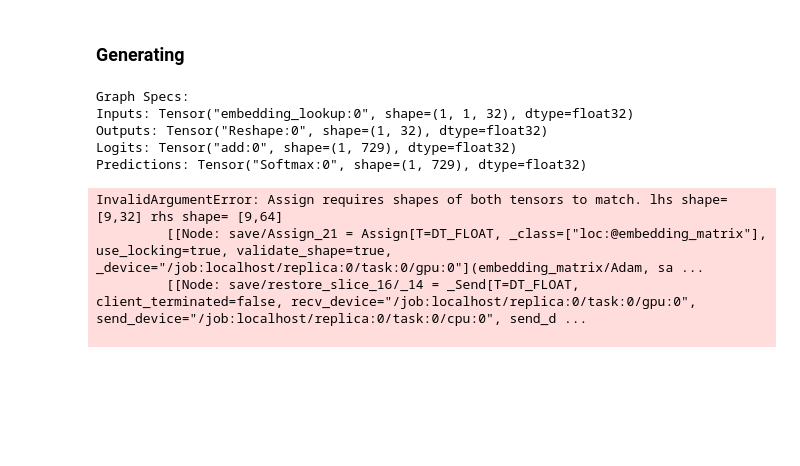
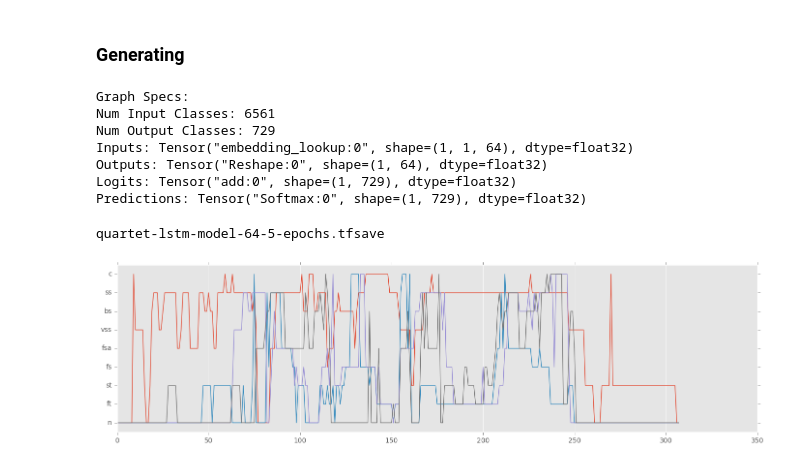
Before and after one commit to cpmpercussion/gesture-rnn, a Jupyter notebook: ensemble-level-LSTM-model.ipynb, the cells around one changed output. Cells and saved outputs as stored; diff of their text form; code cells hidden in the pictures; blank space fills up the shorter version.

Commit message:
working four in three out ensemble model
Former-commit-id: 7c73f41e9ba7454a5d0d322b7d7e0976126e2fc8

```diff
--- a/ensemble-level-LSTM-model.ipynb
+++ b/ensemble-level-LSTM-model.ipynb
@@ -268,7 +283,7 @@ graph = tf.get_default_graph()
 with graph.as_default():
     x = tf.placeholder(tf.int32,[batch_size,num_steps], name='input_placeholder')
     y = tf.placeholder(tf.int32,[batch_size,num_steps], name='labels_placeholder')
-    embeddings = tf.get_variable('embedding_matrix', [num_classes, num_nodes])
+    embeddings = tf.get_variable('embedding_matrix', [num_input_classes, num_nodes])
     out_embedding = tf.get_variable('out_emedding_matrix',[num_output_classes,num_nodes])
     rnn_inputs = tf.nn.embedding_lookup(embeddings,x)
 
@@ -291,6 +306,8 @@ with graph.as_default():
     train_step = tf.train.AdamOptimizer(learning_rate).minimize(total_loss)
     saver = tf.train.Saver()
     print("Graph Specs:")
+    print("Num Input Classes: " + str(num_input_classes))
+    print("Num Output Classes: " + str(num_output_classes))
     print("Inputs: " + str(rnn_inputs))
     print("Outputs: " + str(rnn_outputs))
     print("Logits: " + str(logits))
@@ -313,50 +330,54 @@ def plot_gesture_only_score(plot_title, gestures):
     plt.show()
 # %% [output]
 Graph Specs:
-Inputs: Tensor("embedding_lookup:0", shape=(1, 1, 32), dtype=float32)
-Outputs: Tensor("Reshape:0", shape=(1, 32), dtype=float32)
+Num Input Classes: 6561
+Num Output Classes: 729
+Inputs: Tensor("embedding_lookup:0", shape=(1, 1, 64), dtype=float32)
+Outputs: Tensor("Reshape:0", shape=(1, 64), dtype=float32)
 Logits: Tensor("add:0", shape=(1, 729), dtype=float32)
 Predictions: Tensor("Softmax:0", shape=(1, 729), dtype=float32)
+# %%
+print(model_name)
+# %% [output]
+quartet-lstm-model-64-5-epochs.tfsave
 # %%
-num_gen_steps = 443
 num_performances = 1
 generated_performance = pd.DataFrame()
 player_one = random.choice(individual_improvisations)
 generated_performance["player1"] = player_one
 player_one = player_one.tolist()
 
 with tf.Session() as sess:
     # possibly restore all variables
     sess.run(tf.initialize_all_variables())
     saver.restore(sess, "./"+model_name)
 
     # start generating output
     state = None
     output_perf = []
+    output_gestures = decode_ensemble_gestures(num_output_performers,0)
 
     for current_step in player_one:
+        gesture_inputs = list(output_gestures)
+        gesture_inputs.insert(0,current_step)
         if state is not None:
-            feed_dict = {x: [[current_step]], init_state: state}
+            feed_dict = {x: [[encode_ensemble_gestures(gesture_inputs)]], init_state: state}
         else:
-            feed_dict = {x: [[current_step]]}
+            feed_dict = {x: [[encode_ensemble_gestures(gesture_inputs)]]}
         preds,state = sess.run([predictions,final_state],feed_dict=feed_dict)
         output_step = np.random.choice(num_output_classes,1,p=np.squeeze(preds))[0] # choose the output step
-        output_perf.append(output_step)
+        output_gestures = decode_ensemble_gestures(num_output_performers,output_step)
+        output_perf.append(output_gestures)
 
-
-out = np.array([decode_ensemble_gestures(num_output_performers,i) for i in output_perf])
+out = np.array(output_perf)
 len(out.T)
-
 for i, seq in enumerate(out.T):
     generated_performance[i] = seq
 
 #output_perf = pd.DataFrame({j:output_perf})
 #generated_performance[j] = output_perf[j]
 
 #generated_performance.to_csv("100epoch-ensemble-performances")
-plot_gesture_only_score("100 epochs", generated_performance)
+plot_gesture_only_score("quartet-performance", generated_performance)
 # %% [output]
-InvalidArgumentError: Assign requires shapes of both tensors to match. lhs shape= [9,32] rhs shape= [9,64]
-         [[Node: save/Assign_21 = Assign[T=DT_FLOAT, _class=["loc:@embedding_matrix"], use_locking=true, validate_shape=true, _device="/job:localhost/replica:0/task:0/gpu:0"](embedding_matrix/Adam, sa ...
-         [[Node: save/restore_slice_16/_14 = _Send[T=DT_FLOAT, client_terminated=false, recv_device="/job:localhost/replica:0/task:0/gpu:0", send_device="/job:localhost/replica:0/task:0/cpu:0", send_d ...
-
+[figure, added]
```
Also changed, not shown: parts of 4 cells of this notebook.
